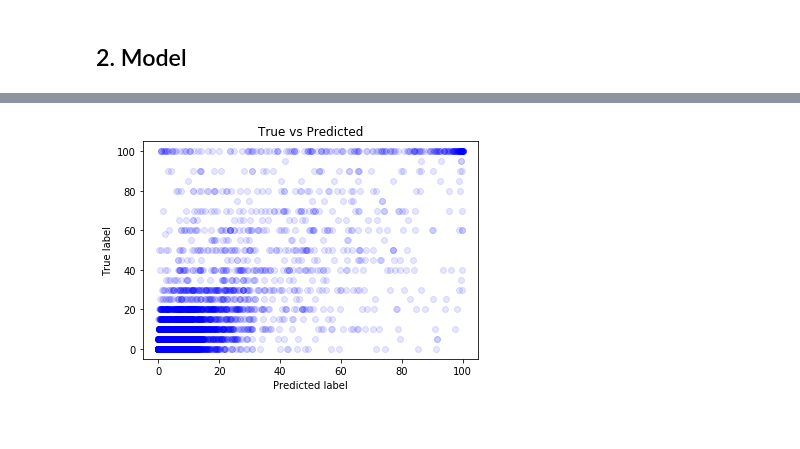
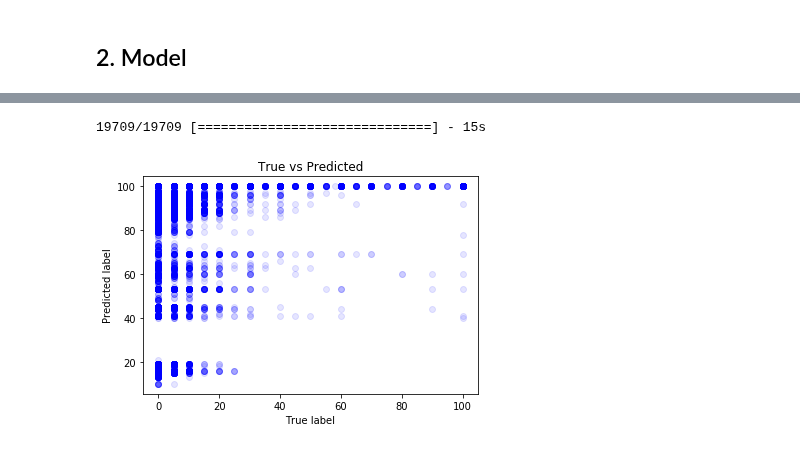
Before and after one commit to janickrohrbach/arthritis-net, a Jupyter notebook: deepxray_regression_crps_original.ipynb, the cells around one changed output, grey strips where cells are left out. Drawn from its saved outputs; the diff is of its cells as text; code cells hidden in the pictures.

Commit message:
updated plot

```diff
--- a/deepxray_regression_crps_original.ipynb
+++ b/deepxray_regression_crps_original.ipynb
@@ -92,8 +91,9 @@ labels_test = HDF5Matrix('/data/joint_scoring/labels_test_regression_cdf.h5', 'l
 # %%
 def crps(y_true, y_pred):
     diff = (y_true - y_pred)
-    diff_2 = K.square(diff)
-    loss = K.mean(diff_2)
+    diff_2 = diff * diff
+    div = diff_2 / K.ndim(y_true)
+    loss = K.sum(div)
     return loss
 # %% [markdown]
 ## 2. Model
@@ -145,19 +145,19 @@ def conv_model():
     model.add(Activation("relu"))
     model.add(MaxPooling2D(pool_size=(2, 2)))
     model.add(Flatten())
-    model.add(Dense(units=1024, kernel_initializer="he_normal"))
+    model.add(Dense(units=256, kernel_initializer="he_normal"))
     model.add(BatchNormalization())
     model.add(Activation("relu"))
     model.add(Dropout(rate=0.5))
-    model.add(Dense(units=512, kernel_initializer="he_normal"))
+    model.add(Dense(units=256, kernel_initializer="he_normal"))
     model.add(BatchNormalization())
     model.add(Activation("relu"))
     model.add(Dropout(rate=0.5))
-    model.add(Dense(units=101, kernel_initializer="he_normal", activation="sigmoid"))
+    model.add(Dense(units=101, kernel_initializer="he_normal", activation="softmax"))
 
     # Compile model
     model.compile(optimizer="adam", loss=crps,
-                  metrics=["mae"])
+                  metrics=['mae', 'acc'])
 
     return model
 # %%
@@ -233,5 +233,3 @@ print(scores)
 # %%
 # Save the model
 model.save("/data/joint_scoring/models/" + new_folder + ".h5")
-# %%
-model = load_model("/data/joint_scoring/models/20171104_135018.h5", custom_objects={"crps":crps})
@@ -266,9 +236,17 @@ for i in range(p.shape[0]):
+# %%
+from sklearn.metrics import classification_report
+pred = model.predict_classes(img_test)
+p = model.predict_proba(img_test)
+# %% [output]
+19709/19709 [==============================] - 15s
 # %%
+labels_test_reg = HDF5Matrix('/data/joint_scoring/labels_test_regression.h5', 'labels_test_regression')
+
 plt.title("True vs Predicted")
-plt.xlabel('Predicted label')
-plt.ylabel('True label')
-plt.scatter(x=pred, y=labels_test_reg, color="blue", alpha=0.1)
+plt.ylabel('Predicted label')
+plt.xlabel('True label')
+plt.scatter(x=labels_test_reg, y=pred, color="blue", alpha=0.1)
 
 plt.show()
 # %% [output]
-[figure, old version]
+[figure, new version]
```
Also changed, not shown: parts of 14 cells of this notebook.
